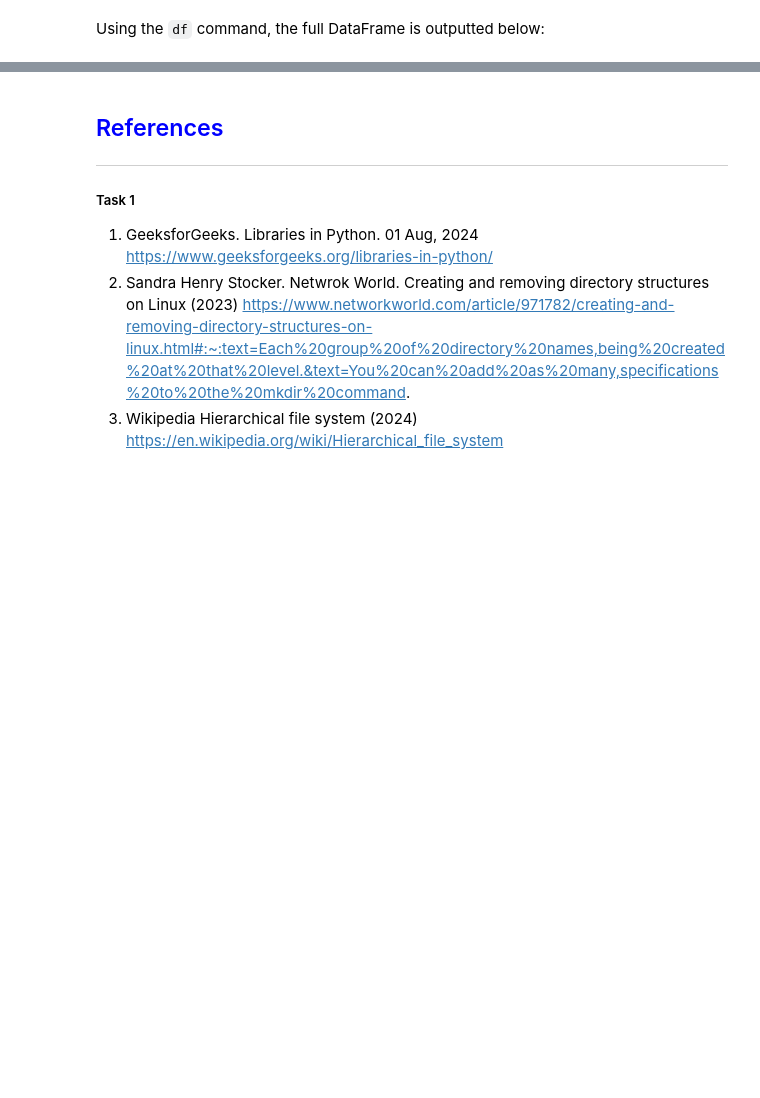
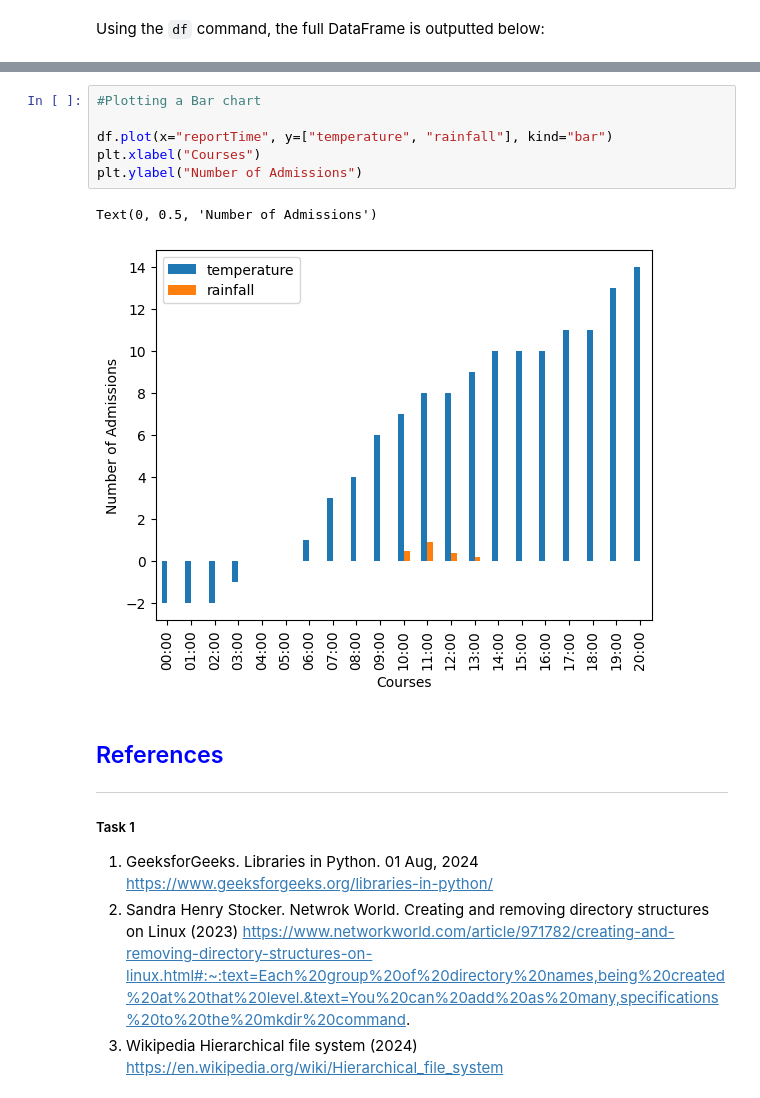
Before and after one commit to OCorry/computer_infrastructure_2024, a Jupyter notebook: weather.ipynb, the cells around one changed output, grey strips where cells are left out. Cells and saved outputs as stored; diff of their text form; blank space fills up the shorter version.

Commit message:
added explanation of the dataset, review of datatypes, and started on bar charts

```diff
--- a/weather.ipynb
+++ b/weather.ipynb
@@ -362,3 +444,12 @@ df
+# %%
+#Plotting a Bar chart
+
+df.plot(x="reportTime", y=["temperature", "rainfall"], kind="bar")
+plt.xlabel("Courses")
+plt.ylabel("Number of Admissions")
+# %% [output]
+Text(0, 0.5, 'Number of Admissions')
+[figure, added]
 # %% [markdown]
 ## <span style="color:blue">References</span>
 ***
```
Also changed, not shown: parts of 12 cells of this notebook.
